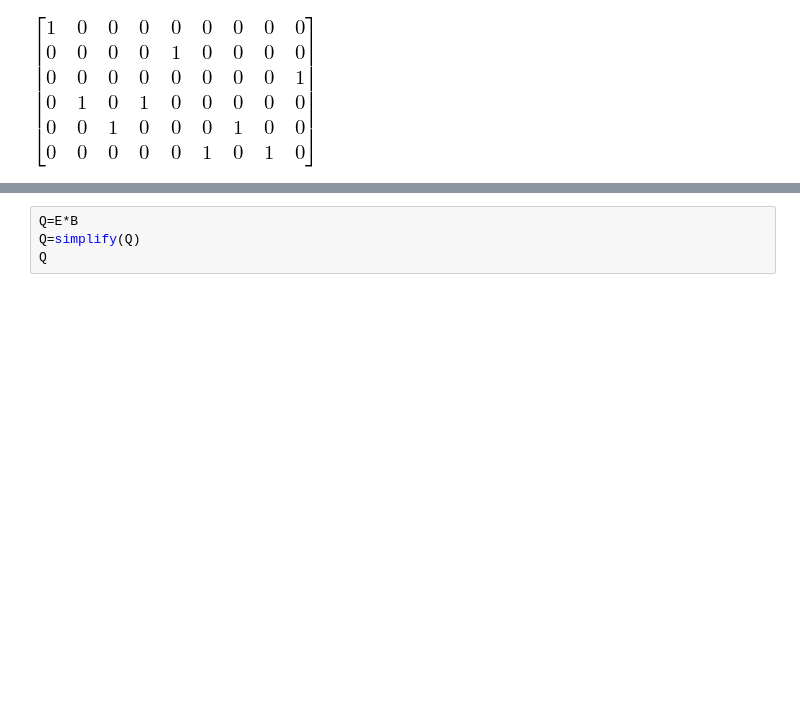
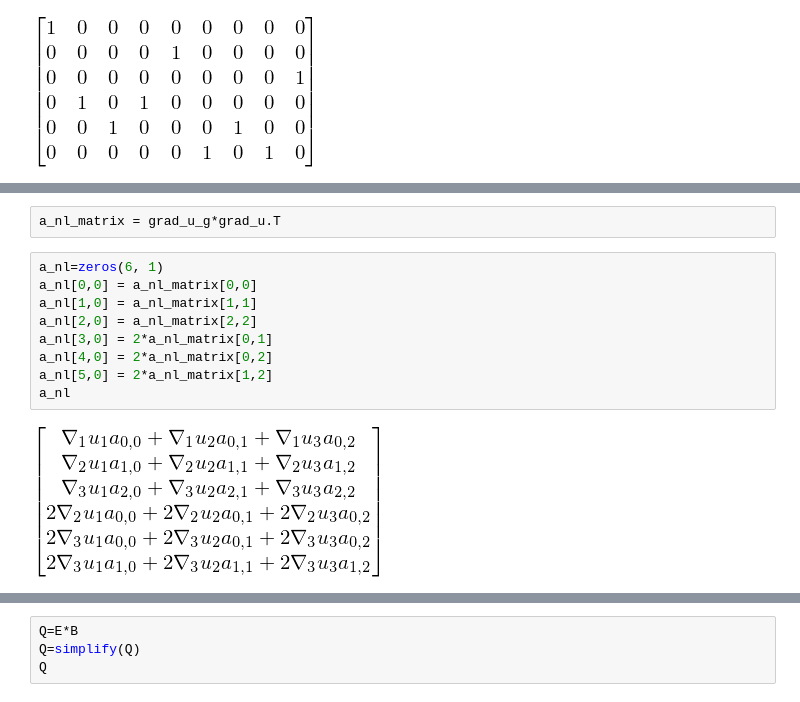
Before and after one commit to tarashor/vibrations, a Jupyter notebook: py2/All geometries.ipynb, the cells around one changed output, grey strips where cells are left out. Saved outputs shown, nothing was run; the diff lists cells and outputs as text; blank space fills up the shorter version.

```diff
--- a/py2/All geometries.ipynb
+++ b/py2/All geometries.ipynb
@@ -593,0 +632,13 @@ ValueError: scalar expected, use tensorproduct(...) for tensorial product
+# %%
+a_nl_matrix = grad_u_g*grad_u.T
+# %%
+a_nl=zeros(6, 1)
+a_nl[0,0] = a_nl_matrix[0,0]
+a_nl[1,0] = a_nl_matrix[1,1]
+a_nl[2,0] = a_nl_matrix[2,2]
+a_nl[3,0] = 2*a_nl_matrix[0,1]
+a_nl[4,0] = 2*a_nl_matrix[0,2]
+a_nl[5,0] = 2*a_nl_matrix[1,2]
+a_nl
+# %% [output]
+[figure, added]
```
Also changed, not shown: parts of 12 cells of this notebook, 4 other files.
